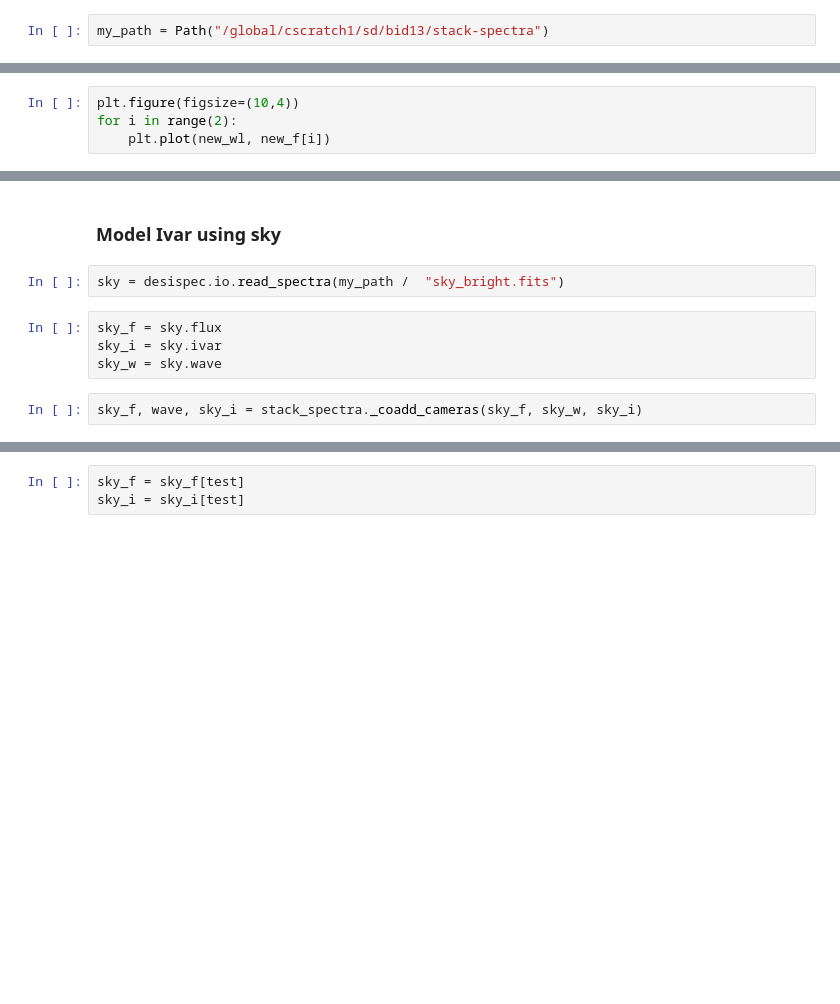
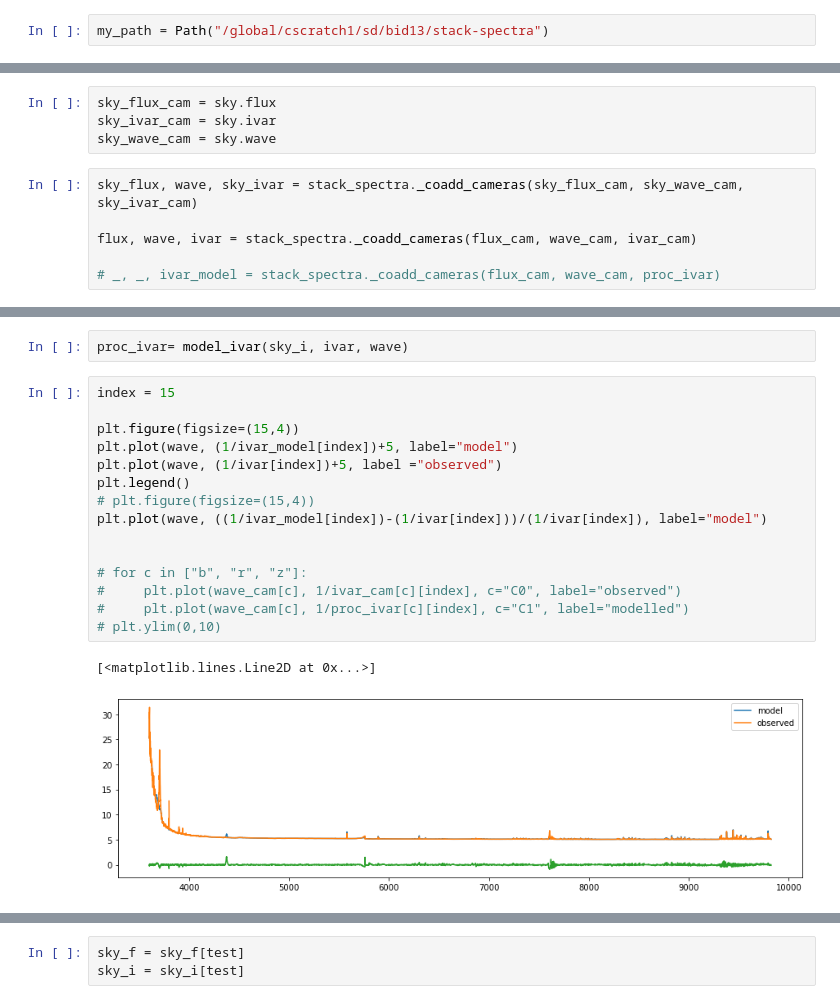
Before and after one commit to biprateep/DESI-stack, a Jupyter notebook: notebooks/test_stack_dey.ipynb, the cells around one changed output, grey strips where cells are left out. Cells and saved outputs as stored; diff of their text form; blank space fills up the shorter version.

```diff
--- a/notebooks/test_stack_dey.ipynb
+++ b/notebooks/test_stack_dey.ipynb
@@ -69,4 +50,0 @@ new_f, new_i = stack_spectra._normalize(new_f,new_i)
-# %%
-plt.figure(figsize=(10,4))
-for i in range(2):
-    plt.plot(new_wl, new_f[i])
@@ -78,0 +55,10 @@ plt.ylim(-0.25,1.25)
+# %%
+sky_flux_cam = sky.flux
+sky_ivar_cam = sky.ivar
+sky_wave_cam = sky.wave
+# %%
+sky_flux, wave, sky_ivar = stack_spectra._coadd_cameras(sky_flux_cam, sky_wave_cam, sky_ivar_cam)
+
+flux, wave, ivar = stack_spectra._coadd_cameras(flux_cam, wave_cam, ivar_cam)
+
+# _, _, ivar_model = stack_spectra._coadd_cameras(flux_cam, wave_cam, proc_ivar)
@@ -90,10 +112,20 @@ show(p)
-# %% [markdown]
-### Model Ivar using sky
-# %%
-sky = desispec.io.read_spectra(my_path /  "sky_bright.fits")
-# %%
-sky_f = sky.flux
-sky_i = sky.ivar
-sky_w = sky.wave
-# %%
-sky_f, wave, sky_i = stack_spectra._coadd_cameras(sky_f, sky_w, sky_i)
+# %%
+proc_ivar= model_ivar(sky_i, ivar, wave)
+# %%
+index = 15
+
+plt.figure(figsize=(15,4))
+plt.plot(wave, (1/ivar_model[index])+5, label="model")
+plt.plot(wave, (1/ivar[index])+5, label ="observed")
+plt.legend()
+# plt.figure(figsize=(15,4))
+plt.plot(wave, ((1/ivar_model[index])-(1/ivar[index]))/(1/ivar[index]), label="model")
+
+
+# for c in ["b", "r", "z"]:
+#     plt.plot(wave_cam[c], 1/ivar_cam[c][index], c="C0", label="observed")
+#     plt.plot(wave_cam[c], 1/proc_ivar[c][index], c="C1", label="modelled")
+# plt.ylim(0,10)
+# %% [output]
+[<matplotlib.lines.Line2D at 0x...>]
+[figure, added]
```
Also changed, not shown: parts of 24 cells of this notebook, 3 other files.
